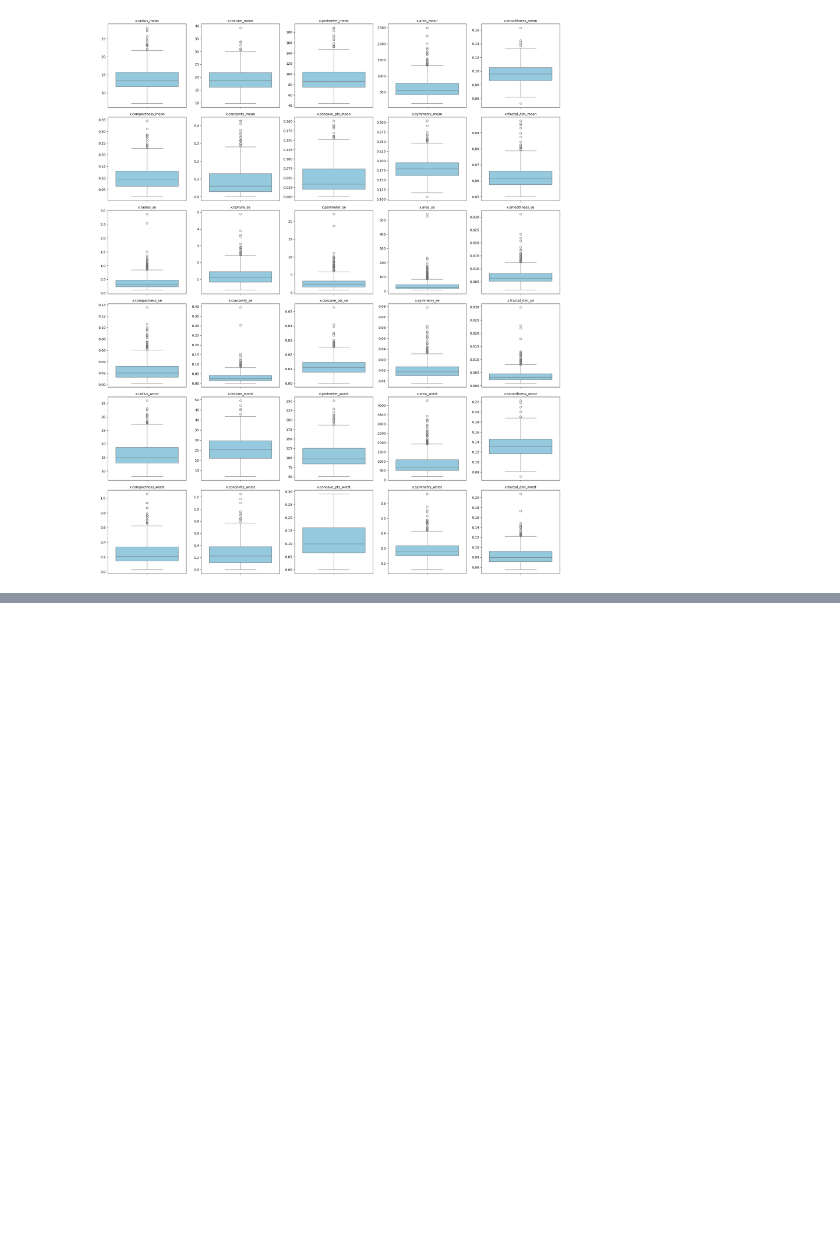
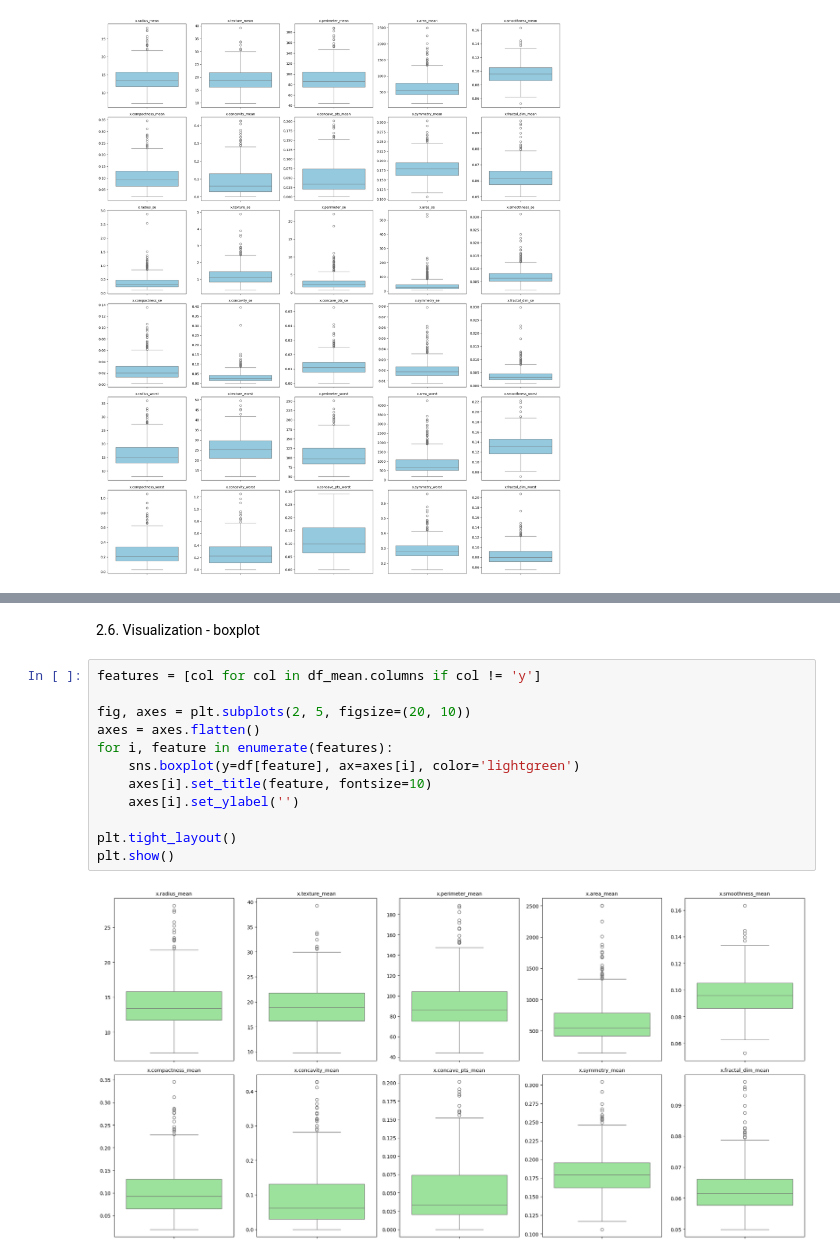
Before and after one commit to lugon36/breast-cancer-diagnosis, a Jupyter notebook: breast_cancer_diagnosis_EDA.ipynb, the cells around one changed output, grey strips where cells are left out. Cells and saved outputs as stored; diff of their text form; blank space fills up the shorter version.

```diff
--- a/breast_cancer_diagnosis_EDA.ipynb
+++ b/breast_cancer_diagnosis_EDA.ipynb
@@ -157,0 +237,16 @@ plt.show()
+# %% [markdown]
+2.6. Visualization - boxplot
+# %%
+features = [col for col in df_mean.columns if col != 'y']
+
+fig, axes = plt.subplots(2, 5, figsize=(20, 10))
+axes = axes.flatten()
+for i, feature in enumerate(features):
+    sns.boxplot(y=df[feature], ax=axes[i], color='lightgreen')
+    axes[i].set_title(feature, fontsize=10)
+    axes[i].set_ylabel('')
+
+plt.tight_layout()
+plt.show()
+# %% [output]
+[figure, added]
```
Also changed, not shown: parts of 39 cells of this notebook, 3 other files.
